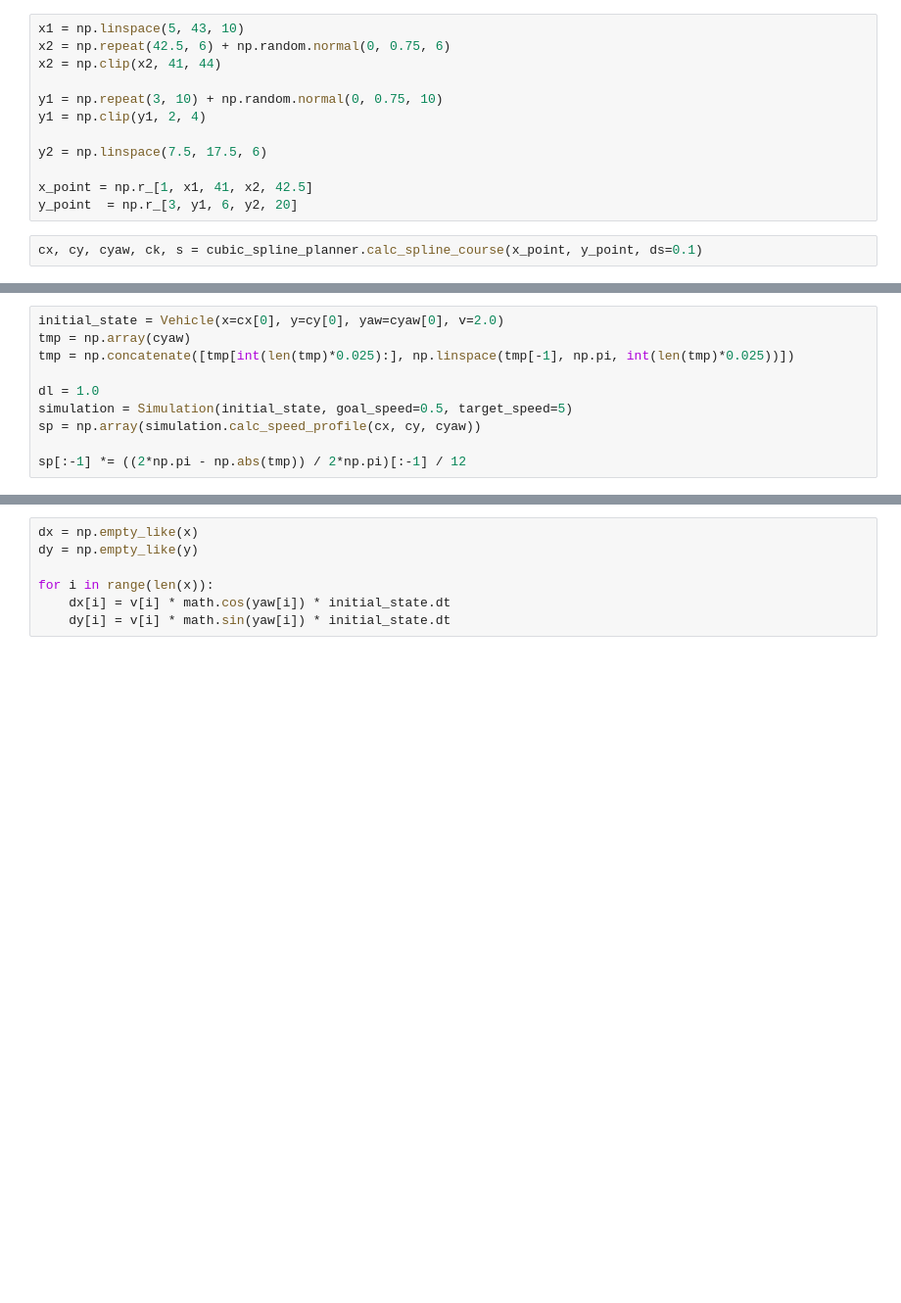
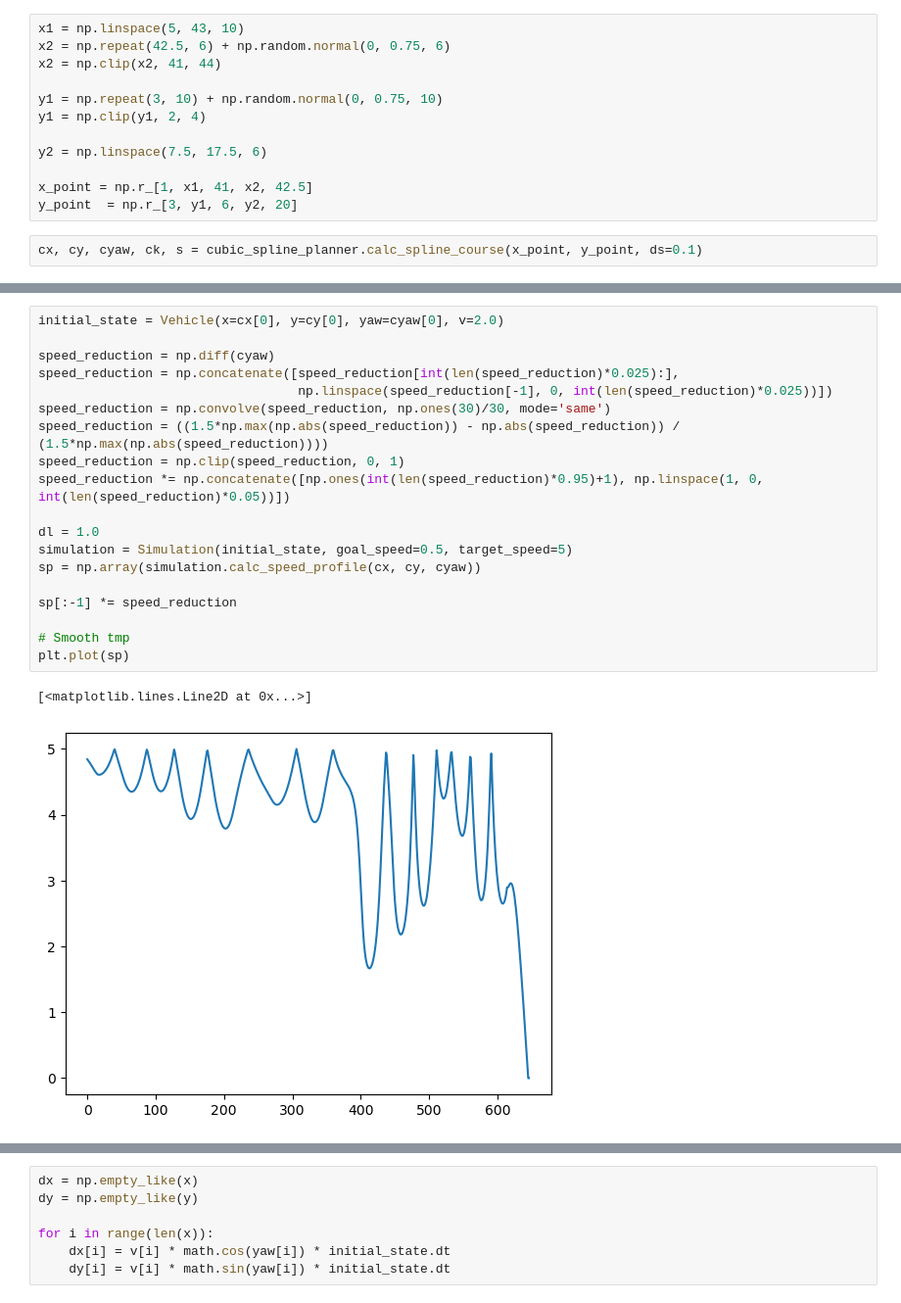
Before and after one commit to AndersGMadsen/bayesian-state-space-models, a Jupyter notebook: develelop_test.ipynb, the cells around one changed output, grey strips where cells are left out. Shown at 98% size. Cells and saved outputs as stored; diff of their text form; blank space fills up the shorter version.

```diff
--- a/develelop_test.ipynb
+++ b/develelop_test.ipynb
@@ -49,11 +49,23 @@ plt.show()
 # %%
 initial_state = Vehicle(x=cx[0], y=cy[0], yaw=cyaw[0], v=2.0)
-tmp = np.array(cyaw)
-tmp = np.concatenate([tmp[int(len(tmp)*0.025):], np.linspace(tmp[-1], np.pi, int(len(tmp)*0.025))])
+
+speed_reduction = np.diff(cyaw)
+speed_reduction = np.concatenate([speed_reduction[int(len(speed_reduction)*0.025):],
+                                  np.linspace(speed_reduction[-1], 0, int(len(speed_reduction)*0.025))])
+speed_reduction = np.convolve(speed_reduction, np.ones(30)/30, mode='same')
+speed_reduction = ((1.5*np.max(np.abs(speed_reduction)) - np.abs(speed_reduction)) / (1.5*np.max(np.abs(speed_reduction))))
+speed_reduction = np.clip(speed_reduction, 0, 1)
+speed_reduction *= np.concatenate([np.ones(int(len(speed_reduction)*0.95)+1), np.linspace(1, 0, int(len(speed_reduction)*0.05))])
 
 dl = 1.0
 simulation = Simulation(initial_state, goal_speed=0.5, target_speed=5)
 sp = np.array(simulation.calc_speed_profile(cx, cy, cyaw))
 
-sp[:-1] *= ((2*np.pi - np.abs(tmp)) / 2*np.pi)[:-1] / 12
+sp[:-1] *= speed_reduction
+
+# Smooth tmp
+plt.plot(sp)
+# %% [output]
+[<matplotlib.lines.Line2D at 0x...>]
+[figure, added]
 # %%
```
Also changed, not shown: parts of 5 cells of this notebook, 4 other files.
